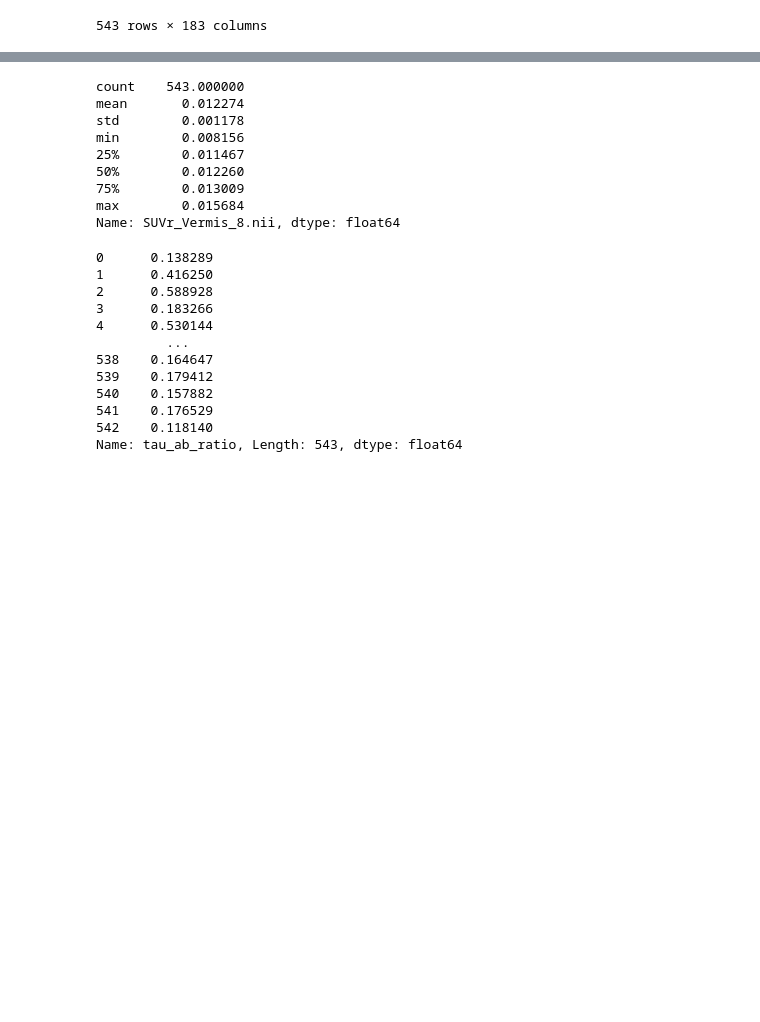
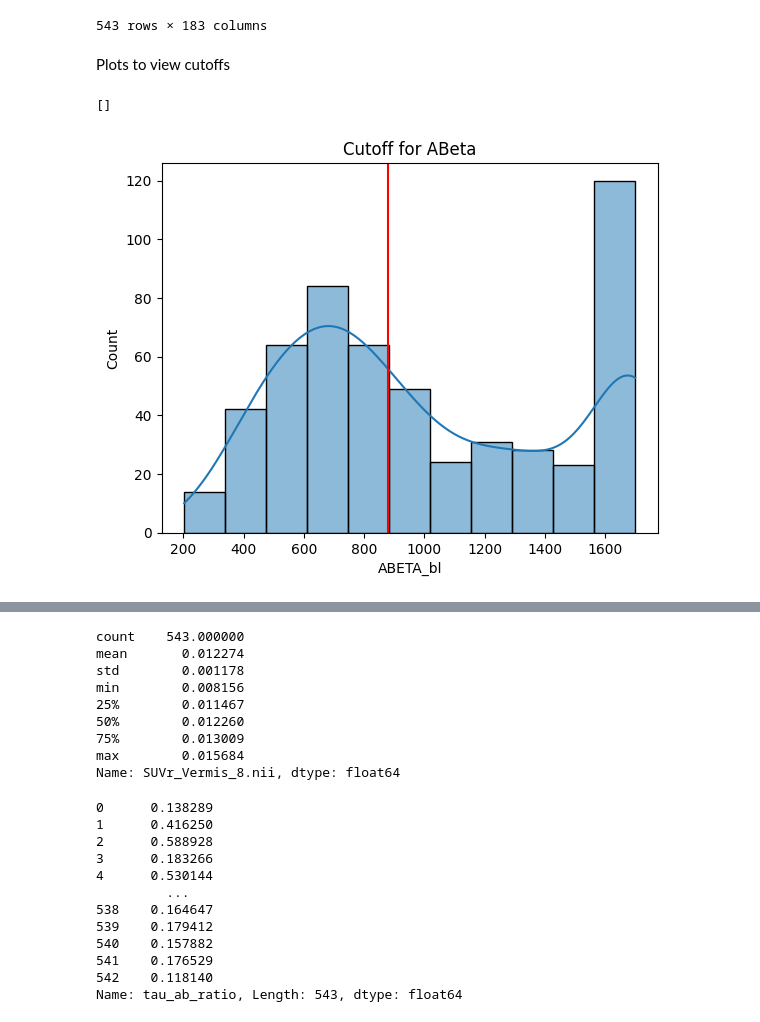
Before and after one commit to Aquila69420/adni-ml, a Jupyter notebook: classification.ipynb, the cells around one changed output, grey strips where cells are left out. Saved outputs shown, nothing was run; the diff lists cells and outputs as text; code cells hidden in the pictures; blank space fills up the shorter version.

```diff
--- a/classification.ipynb
+++ b/classification.ipynb
@@ -58,3 +59,13 @@ df
 | 541 | 300.10 | 26.59 | 1700.0 | 2.0 | 0.0 | -0.334368 | 13.0 | 1.219117 | ... |
 | 542 | 81.54 | 8.00 | 690.2 | 2.0 | -1.0 | -0.854161 | 13.0 | 0.892530 | ... |
 543 rows × 183 columns
+# %% [markdown]
+Plots to view cutoffs
+# %%
+sns.histplot(df, x= 'ABETA_bl', kde=True)
+plt.axvline(880, 0,120,color='red')
+plt.title('Cutoff for ABeta')
+plt.plot()
+# %% [output]
+[]
+[figure, added]
```
Also changed, not shown: parts of 34 cells of this notebook, 9 other files.
